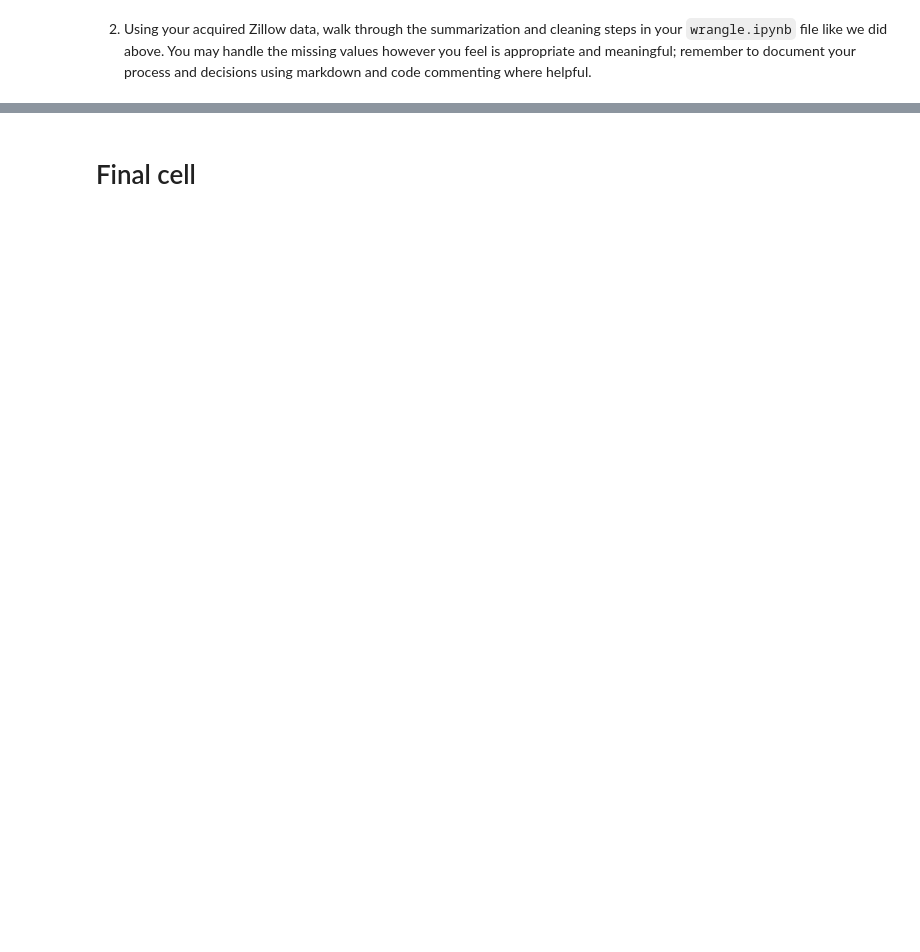
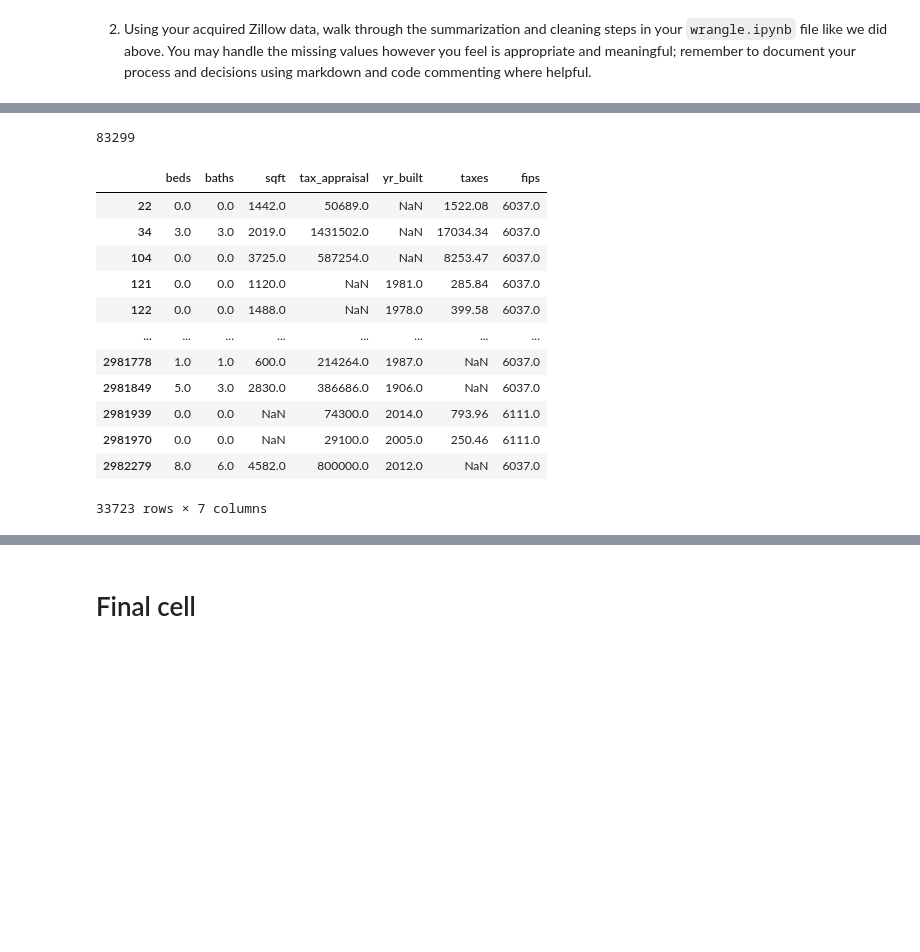
Before and after one commit to David-Howell/regression-exercises, a Jupyter notebook: wrangle.ipynb, the cells around one changed output, grey strips where cells are left out. Saved outputs shown, nothing was run; the diff lists cells and outputs as text; code cells hidden in the pictures; blank space fills up the shorter version.

```diff
--- a/wrangle.ipynb
+++ b/wrangle.ipynb
@@ -54,0 +105,29 @@ df.to_pickle('zillow_data')
+# %%
+# We want to know how many cells we're dropping if we do it quick and dirty...
+
+# Save it to a variable and .sum() from the 1st index down to catch everything without 0 == True nulls
+num_nulls = df.isnull().sum(axis=1).value_counts()
+num_nulls[1:].sum()
+# %% [output]
+83299
+# %%
+# Let's look into saving some of these and what that would look like
+#   - There are 34K with only 1 null, any chance they're all the same? 🤞🏻
+
+df[df.isnull().sum(axis=1) == 1]
+
+# Doesn't look like it...
+# %% [output]
+|  | beds | baths | sqft | tax_appraisal | yr_built | taxes | fips |
+| 22 | 0.0 | 0.0 | 1442.0 | 50689.0 | NaN | 1522.08 | 6037.0 |
+| 34 | 3.0 | 3.0 | 2019.0 | 1431502.0 | NaN | 17034.34 | 6037.0 |
+| 104 | 0.0 | 0.0 | 3725.0 | 587254.0 | NaN | 8253.47 | 6037.0 |
+| 121 | 0.0 | 0.0 | 1120.0 | NaN | 1981.0 | 285.84 | 6037.0 |
+| 122 | 0.0 | 0.0 | 1488.0 | NaN | 1978.0 | 399.58 | 6037.0 |
+| ... | ... | ... | ... | ... | ... | ... | ... |
+| 2981778 | 1.0 | 1.0 | 600.0 | 214264.0 | 1987.0 | NaN | 6037.0 |
+| 2981849 | 5.0 | 3.0 | 2830.0 | 386686.0 | 1906.0 | NaN | 6037.0 |
+| 2981939 | 0.0 | 0.0 | NaN | 74300.0 | 2014.0 | 793.96 | 6111.0 |
+| 2981970 | 0.0 | 0.0 | NaN | 29100.0 | 2005.0 | 250.46 | 6111.0 |
+| 2982279 | 8.0 | 6.0 | 4582.0 | 800000.0 | 2012.0 | NaN | 6037.0 |
+33723 rows × 7 columns
```
Also changed, not shown: parts of 17 cells of this notebook.
